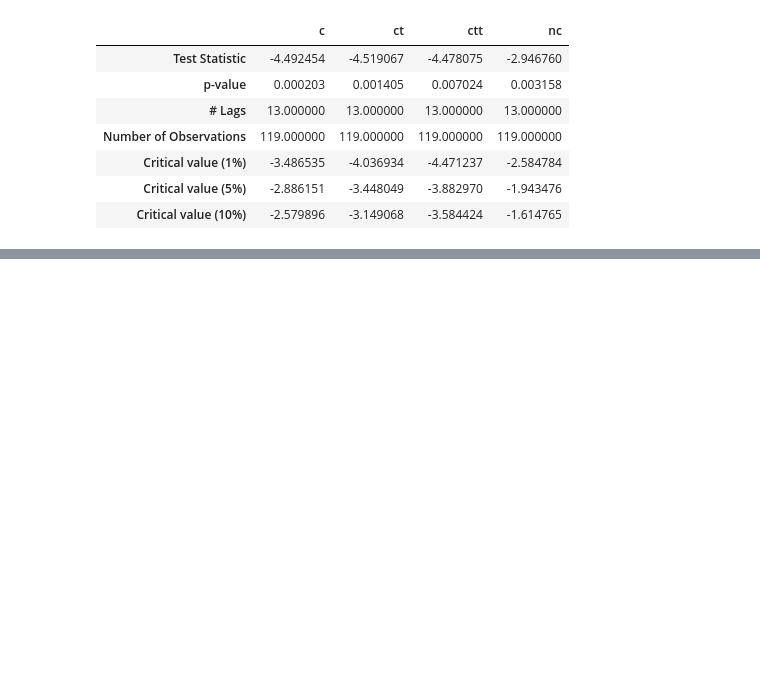
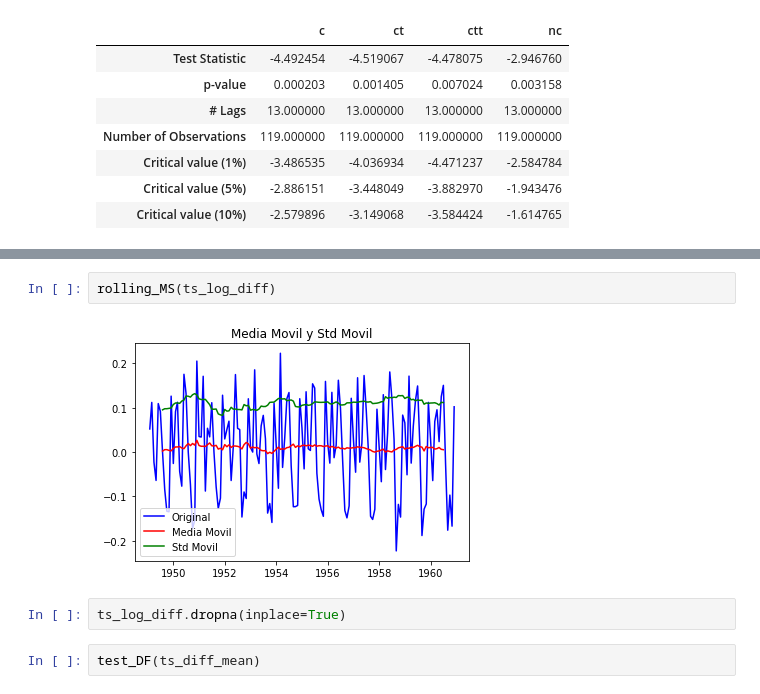
Before and after one commit to JuanFeA98/Time_Series, a Jupyter notebook: Introduction to Time Series.ipynb, the cells around one changed output, grey strips where cells are left out. Cells and saved outputs as stored; diff of their text form; blank space fills up the shorter version.

```diff
--- a/Introduction to Time Series.ipynb
+++ b/Introduction to Time Series.ipynb
@@ -197,0 +215,8 @@ wf
+# %%
+rolling_MS(ts_log_diff)
+# %% [output]
+[figure, added]
+# %%
+ts_log_diff.dropna(inplace=True)
+# %%
+test_DF(ts_diff_mean)
```
Also changed, not shown: parts of 30 cells of this notebook.
